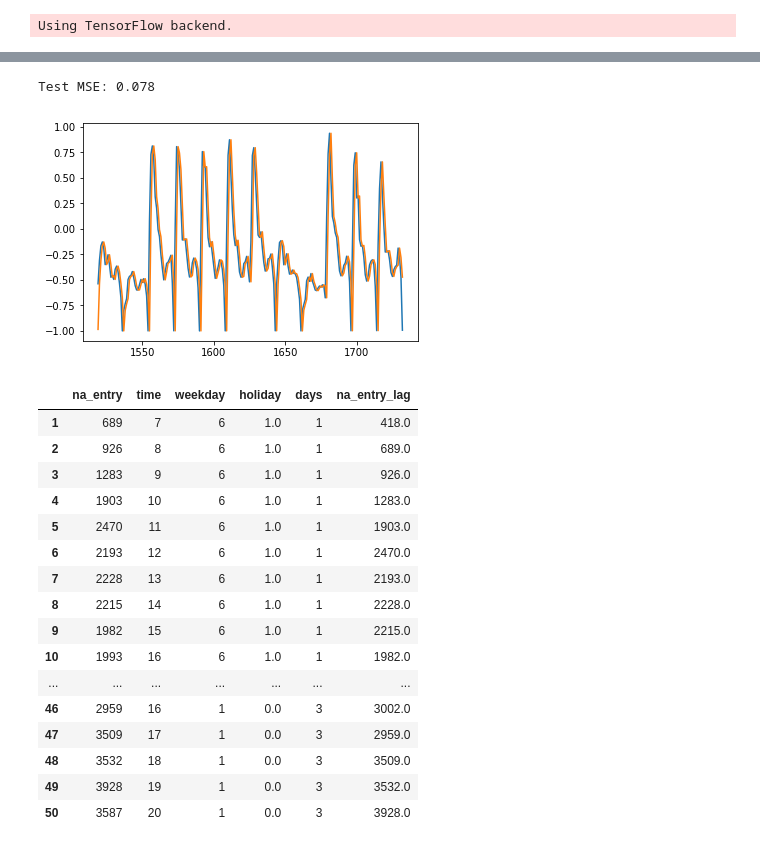
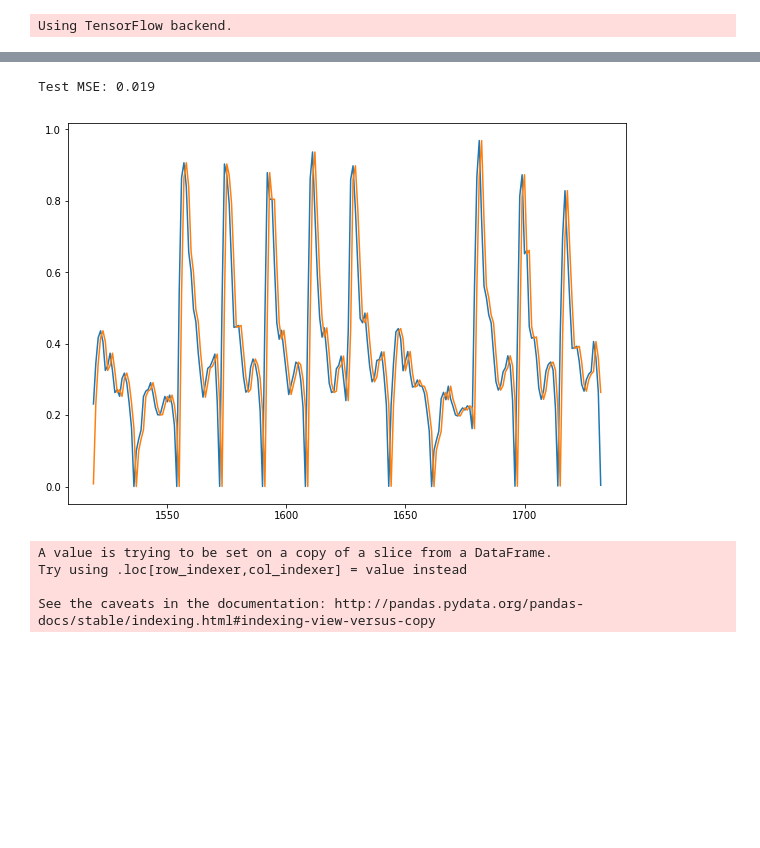
Before and after one commit to ryanliwag/ryanliwag.github.io, a Jupyter notebook: notebooks/MLP_model.ipynb, the cells around one changed output, grey strips where cells are left out. Drawn from its saved outputs; the diff is of its cells as text; code cells hidden in the pictures; blank space fills up the shorter version.

```diff
--- a/notebooks/MLP_model.ipynb
+++ b/notebooks/MLP_model.ipynb
@@ -22,0 +79,14 @@ Using TensorFlow backend.
+# %%
+data = dataset[["date", "time", "holiday", "days", "weekday", "na_entry"]]
+values = data.values
+
+groups = [0,1,2,3,4,5]
+i = 1
+
+plt.figure(figsize=(25,10))
+for group in groups:
+	plt.subplot(len(groups), 1, i)
+	plt.plot(values[:, group])
+	plt.title(data.columns[group], y=0.5, loc='right')
+	i += 1
+plt.show()
@@ -22,0 +95,14 @@ Using TensorFlow backend.
+# %%
+datadata = mrt_status[["date", "time", "CAT 1", "CAT 2", "CAT 3", "CAT 4", "North Bound"]]
+values = datadata.values
+
+groups = [0,1,2,3,4,5,6]
+i = 1
+
+plt.figure(figsize=(25,10))
+for group in groups:
+	plt.subplot(len(groups), 1, i)
+	plt.plot(values[:, group])
+	plt.title(datadata.columns[group], y=0.5, loc='right')
+	i += 1
+plt.show()
@@ -25,7 +113,7 @@ dataset = read_csv("dataset.csv")
 dataset_ = dataset[["time", "na_entry"]]
 
 #scale and normalize data
-scaler = MinMaxScaler(feature_range=(-1, 1))
+scaler = MinMaxScaler(feature_range=(0, 1))
 scaler = scaler.fit(dataset_)
 dataset_scaled = scaler.transform(dataset_)
 data_naive = pd.DataFrame(dataset_scaled)
@@ -44,39 +132,35 @@ val_X, val_y = validation[:,0], validation[:,1]
 test_X, test_y = test[:,0], test[:,1]
 # %%
 #Create a base model to measure performance (naive model)
-
-
 
 # Naive Model
 def model_persistence(x):
 	return x
 
 # walk-forward validation
 predictions = list()
 for x in test_X:
 	yhat = model_persistence(x)
 	predictions.append(yhat)
 test_score = mean_squared_error(test_y, predictions)
 print('Test MSE: %.3f' % test_score)
 
 # plot predictions and expected results
+plt.figure(figsize=(10,7))
 plt.plot([None for i in train_y] + [x for x in test_y])
 plt.plot([None for i in train_y] + [x for x in predictions])
 plt.show()
 # %% [output]
-Test MSE: 0.078
+Test MSE: 0.019
-[figure, old version]
+[figure, new version]
 # %%
 # MLP Model
 
-dataset = read_csv("dataset.csv")
-dataset=dataset[["na_entry", "time", "weekday", "holiday", "days"]]
-
-
+dataset = final_dataset[["na_entry","time", "holiday", "days", "weekday", "CAT 1", "CAT 2", "CAT 3", "CAT 4", "North Bound"]]
 dataset["na_entry_lag"]=dataset["na_entry"].shift(1)
 dataset = dataset[1:]
 
-scaler = MinMaxScaler(feature_range=(-1, 1))
+scaler = MinMaxScaler(feature_range=(0, 1))
 scaler = scaler.fit(dataset)
 dataset_scaled = scaler.transform(dataset)
 
@@ -92,43 +176,21 @@ test_X, test_y = test[:,1:], test[:,0]
 
 def fit_model(train_X, train_y, test_X, test_y, epochs):
     model = Sequential()
-    model.add(Dense(6, activation='relu', input_dim=train_X.shape[1]))
+    model.add(Dense(8, activation='relu', input_dim=train_X.shape[1]))
     model.add(Dropout(0.3))
     model.add(Dense(1))
-    adam = keras.optimizers.Adam(lr=0.02, beta_1=0.9, beta_2=0.999, epsilon=None, decay=0.005, amsgrad=False)
+    adam = keras.optimizers.Adam(lr=0.008, beta_1=0.9, beta_2=0.999, epsilon=None, decay=0.001, amsgrad=False)
     model.compile(loss='mean_squared_error', optimizer= adam, metrics=['mse'])
     history = model.fit(train_X, train_y, epochs=epochs,
               batch_size=32, validation_data=(test_X, test_y),
               verbose=2, shuffle=True)
 
     return model, history
+# %% [output]
+A value is trying to be set on a copy of a slice from a DataFrame.
+Try using .loc[row_indexer,col_indexer] = value instead
+
+See the caveats in the documentation: http://pandas.pydata.org/pandas-docs/stable/indexing.html#indexing-view-versus-copy
-# %%
-dataset = read_csv("dataset.csv")
-dataset=dataset[["na_entry", "time", "weekday", "holiday", "days"]]
-
-
-dataset["na_entry_lag"]=dataset["na_entry"].shift(1)
-dataset = dataset[1:]
-
-dataset.head(50)
-# %% [output]
-|  | na_entry | time | weekday | holiday | days | na_entry_lag |
-| 1 | 689 | 7 | 6 | 1.0 | 1 | 418.0 |
-| 2 | 926 | 8 | 6 | 1.0 | 1 | 689.0 |
-| 3 | 1283 | 9 | 6 | 1.0 | 1 | 926.0 |
-| 4 | 1903 | 10 | 6 | 1.0 | 1 | 1283.0 |
-| 5 | 2470 | 11 | 6 | 1.0 | 1 | 1903.0 |
-| 6 | 2193 | 12 | 6 | 1.0 | 1 | 2470.0 |
-| 7 | 2228 | 13 | 6 | 1.0 | 1 | 2193.0 |
-| 8 | 2215 | 14 | 6 | 1.0 | 1 | 2228.0 |
-| 9 | 1982 | 15 | 6 | 1.0 | 1 | 2215.0 |
-| 10 | 1993 | 16 | 6 | 1.0 | 1 | 1982.0 |
-| ... | ... | ... | ... | ... | ... | ... |
-| 46 | 2959 | 16 | 1 | 0.0 | 3 | 3002.0 |
-| 47 | 3509 | 17 | 1 | 0.0 | 3 | 2959.0 |
-| 48 | 3532 | 18 | 1 | 0.0 | 3 | 3509.0 |
-| 49 | 3928 | 19 | 1 | 0.0 | 3 | 3532.0 |
-| 50 | 3587 | 20 | 1 | 0.0 | 3 | 3928.0 |
 # %%
 # Fit MLP Model
 final_model, history = fit_model(train_X, train_y, val_X, val_y, 2500)
```
Also changed, not shown: parts of 10 cells of this notebook, 2 other files.
